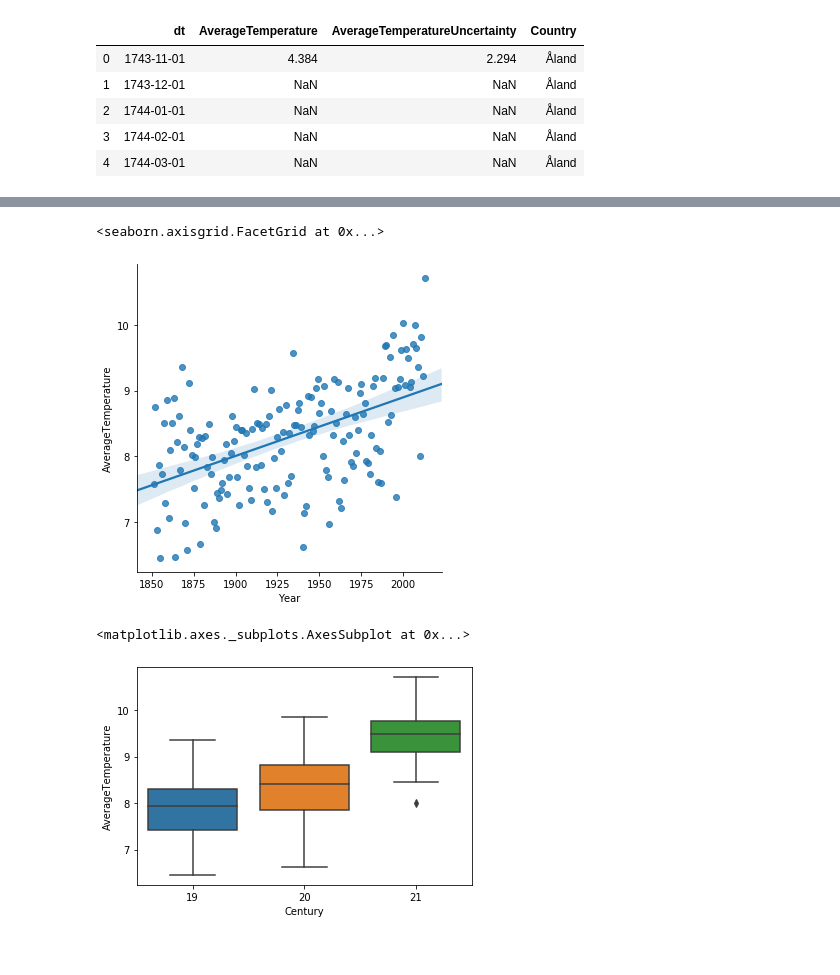
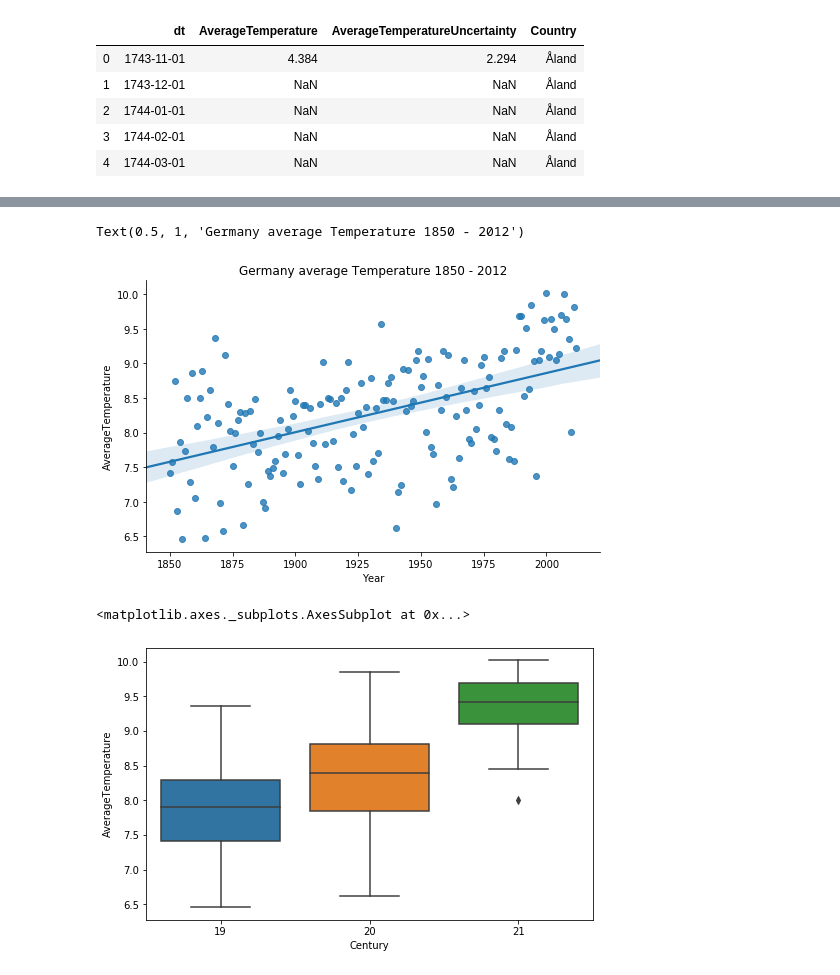
Before and after one commit to darkD3mon/climate-change-htw-2019, a Jupyter notebook: Deskriptiv_Germany.ipynb, the cells around one changed output, grey strips where cells are left out. Saved outputs shown, nothing was run; the diff lists cells and outputs as text; code cells hidden in the pictures.

```diff
--- a/Deskriptiv_Germany.ipynb
+++ b/Deskriptiv_Germany.ipynb
@@ -64,4 +62,7 @@ def season(date):
 
 gltbc_ger['Season'] = gltbc_ger['dt'].apply(season)
 gltbc_ger['Year'] = gltbc_ger['dt'].apply(lambda x: x.year)
+# %%
+#Drop data before 1850 and after 2012 as too many filled up NaN-values created anomalies
+gltbc_ger = gltbc_ger[(gltbc_ger['Year'] > 1849) & (gltbc_ger['Year'] < 2013)].copy()
 # %% [markdown]
@@ -125,10 +165,14 @@ Text(0.5, 1.0, 'Germany average Temperature 1850 - 2013')
 # %%
-gltbc_ger_byyear.reset_index(level=0, inplace=True)
-sns.lmplot(x = 'Year', y = 'AverageTemperature', data = gltbc_ger_byyear[gltbc_ger_byyear['Year'] > 1850])
+#Using lmplot to show linear regression
+gltbc_ger_byyear.reset_index(level=0, inplace = True)
+sns.lmplot(x = 'Year', y = 'AverageTemperature', data = gltbc_ger_byyear, height=4.5, aspect=1.6)
+ax = plt.gca()
+ax.set_title("Germany average Temperature 1850 - 2012")
 # %% [output]
-<seaborn.axisgrid.FacetGrid at 0x...>
+Text(0.5, 1, 'Germany average Temperature 1850 - 2012')
-[figure, old version]
+[figure, new version]
 # %%
+#Creating century column to visualize change over hundred years
 def century(year):
     if year < 1800:
         return 18
@@ -144,7 +188,9 @@ def century(year):
 
 gltbc_ger_byyear['Century'] = gltbc_ger_byyear['Year'].apply(century)
 
-sns.boxplot(x = 'Century', y = 'AverageTemperature', data = gltbc_ger_byyear[gltbc_ger_byyear['Year'] > 1850])
+#Creating one boxplot per century
+plt.figure(figsize=(8,5))
+sns.boxplot(x = 'Century', y = 'AverageTemperature', data = gltbc_ger_byyear)
 # %% [output]
 <matplotlib.axes._subplots.AxesSubplot at 0x...>
-[figure, old version]
+[figure, new version]
```
Also changed, not shown: parts of 18 cells of this notebook.
